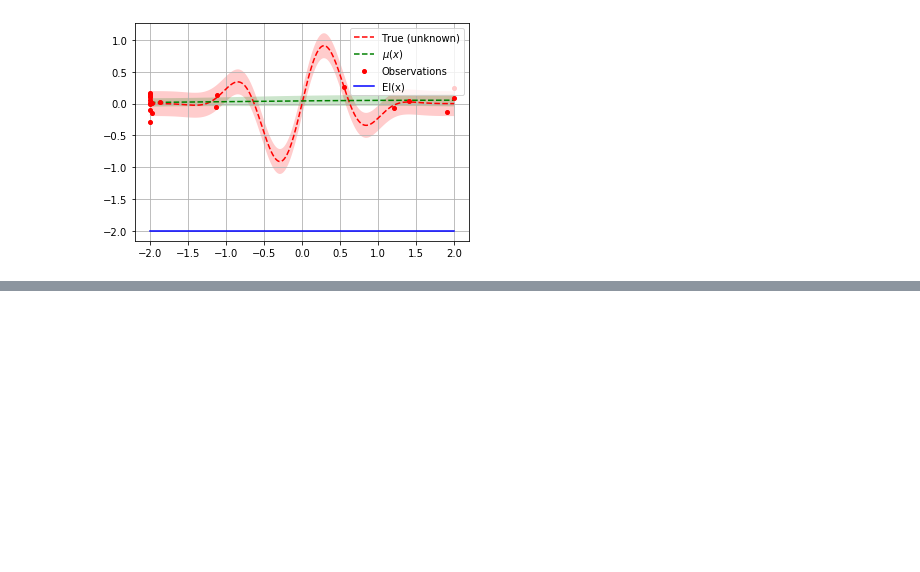
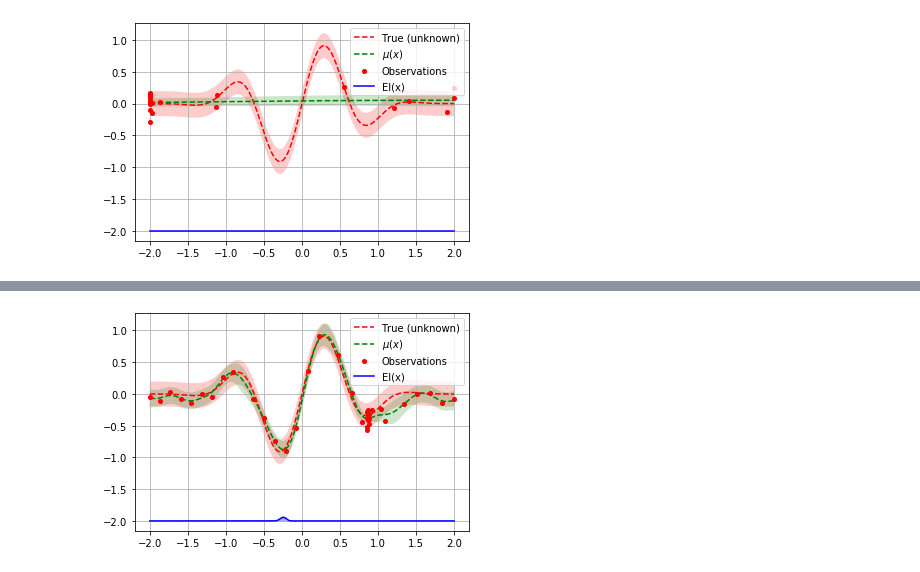
Before and after one commit to scikit-optimize/scikit-optimize, a Jupyter notebook: examples/Exploration vs exploitation.ipynb, the cells around one changed output, grey strips where cells are left out. Cells and saved outputs as stored; diff of their text form; code cells hidden in the pictures; blank space fills up the shorter version.

```diff
--- a/examples/Exploration vs exploitation.ipynb
+++ b/examples/Exploration vs exploitation.ipynb
@@ -190,0 +232,13 @@ plot_optimizer(opt, x, fx)
+# %%
+acq_func_kwargs={"kappa":100000}
+# %%
+opt.acq_func_kwargs = acq_func_kwargs
+# %%
+for i in range(20):
+    next_x = opt.ask()
+    f_val = objective(next_x)
+    a = opt.tell(next_x, f_val)
+
+plot_optimizer(opt, x, fx)
+# %% [output]
+[figure, added]
```
Also changed, not shown: parts of 14 cells of this notebook.
